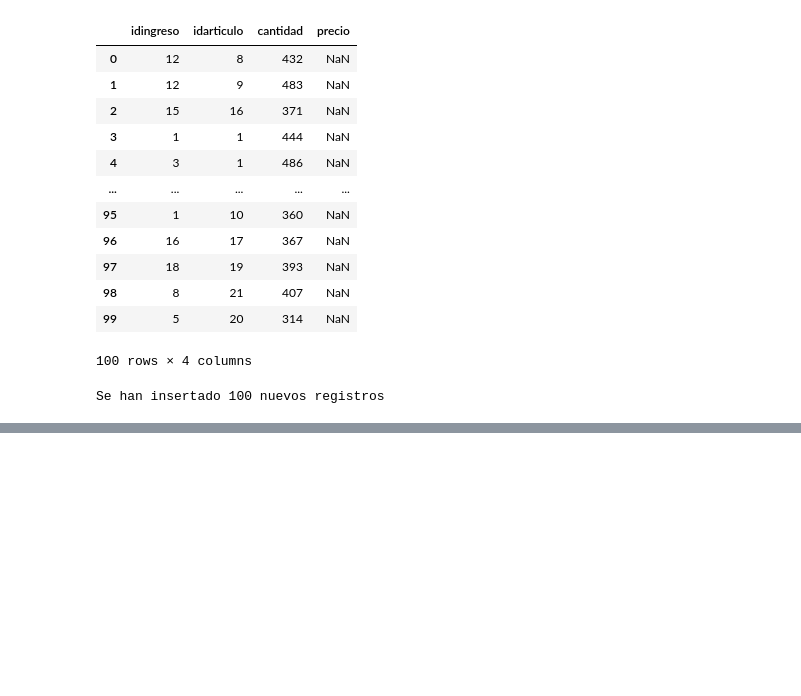
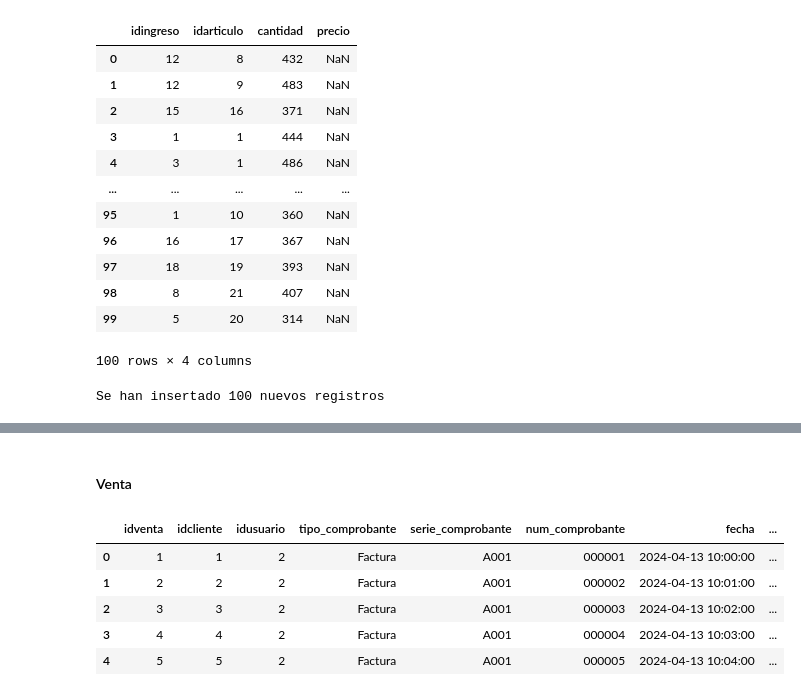
Before and after one commit to 1Dore/EComerce-ETL-AWS, a Jupyter notebook: python notebooks/Ecomerce_P.ipynb, the cells around one changed output, grey strips where cells are left out. Cells and saved outputs as stored; diff of their text form; code cells hidden in the pictures; blank space fills up the shorter version.

```diff
--- a/python notebooks/Ecomerce_P.ipynb
+++ b/python notebooks/Ecomerce_P.ipynb
@@ -361,0 +409,13 @@ except Exception as ex:
+# %% [markdown]
+#### Venta
+# %%
+sql_query = "select * from venta"
+df_venta = pd.read_sql(sql_query, driver)
+df_venta.head()
+# %% [output]
+|  | idventa | idcliente | idusuario | tipo_comprobante | serie_comprobante | num_comprobante | fecha | ... |
+| 0 | 1 | 1 | 2 | Factura | A001 | 000001 | 2024-04-13 10:00:00 | ... |
+| 1 | 2 | 2 | 2 | Factura | A001 | 000002 | 2024-04-13 10:01:00 | ... |
+| 2 | 3 | 3 | 2 | Factura | A001 | 000003 | 2024-04-13 10:02:00 | ... |
+| 3 | 4 | 4 | 2 | Factura | A001 | 000004 | 2024-04-13 10:03:00 | ... |
+| 4 | 5 | 5 | 2 | Factura | A001 | 000005 | 2024-04-13 10:04:00 | ... |
```
Also changed, not shown: parts of 15 cells of this notebook, 2 other files.
